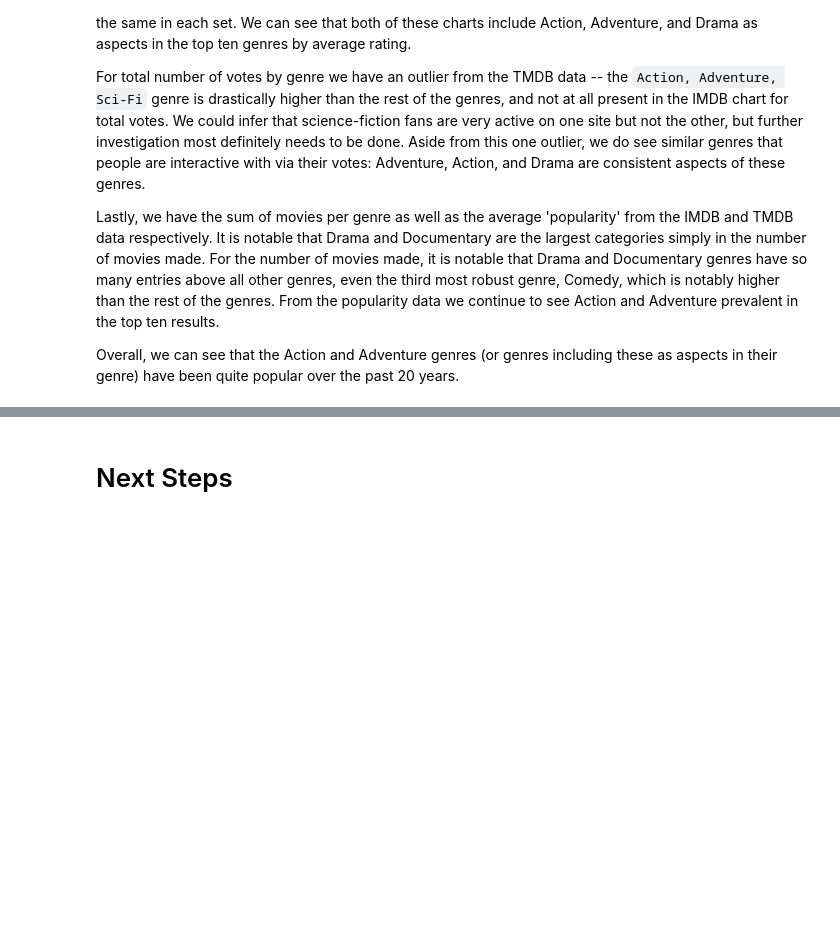
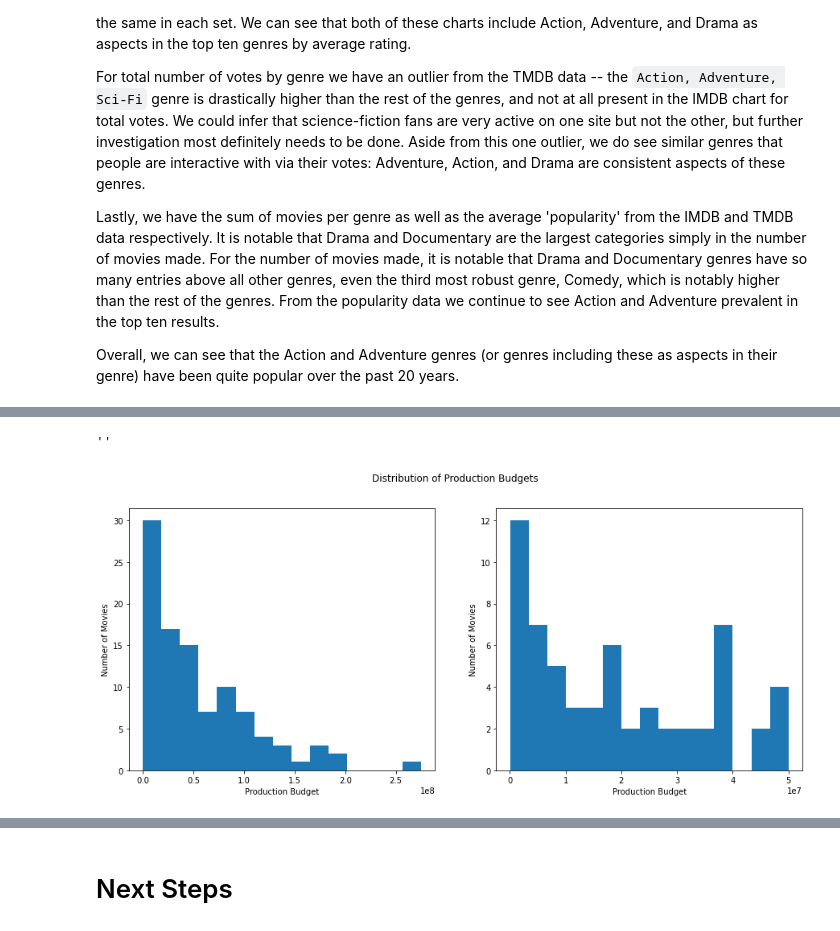
Before and after one commit to Bella3s/movie-analysis-project, a Jupyter notebook: movie_performance_analysis.ipynb, the cells around one changed output, grey strips where cells are left out. Cells and saved outputs as stored; diff of their text form; code cells hidden in the pictures; blank space fills up the shorter version.

```diff
--- a/movie_performance_analysis.ipynb
+++ b/movie_performance_analysis.ipynb
@@ -1236,0 +1309,18 @@ Overall, we can see that the Action and Adventure genres (or genres including th
+# %%
+less_than_50mil = top_100_gross[top_100_gross['production_budget_int'] <= 50000000]
+# %%
+fig, ax = plt.subplots(ncols=2, figsize=(15,6))
+
+ax[0].hist(top_100_gross['production_budget_int'], bins=15)
+ax[0].set_xlabel('Production Budget')
+ax[0].set_ylabel('Number of Movies')
+
+ax[1].hist(less_than_50mil['production_budget_int'], bins=15)
+ax[1].set_xlabel('Production Budget')
+ax[1].set_ylabel('Number of Movies')
+
+plt.suptitle('Distribution of Production Budgets')
+;
+# %% [output]
+''
+[figure, added]
```
Also changed, not shown: parts of 39 cells of this notebook.
